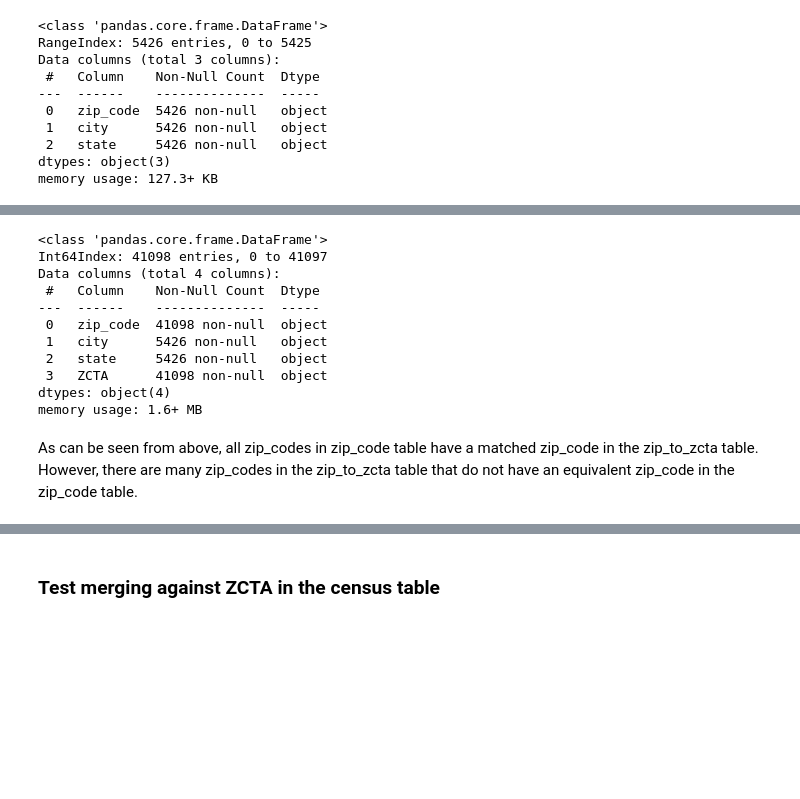
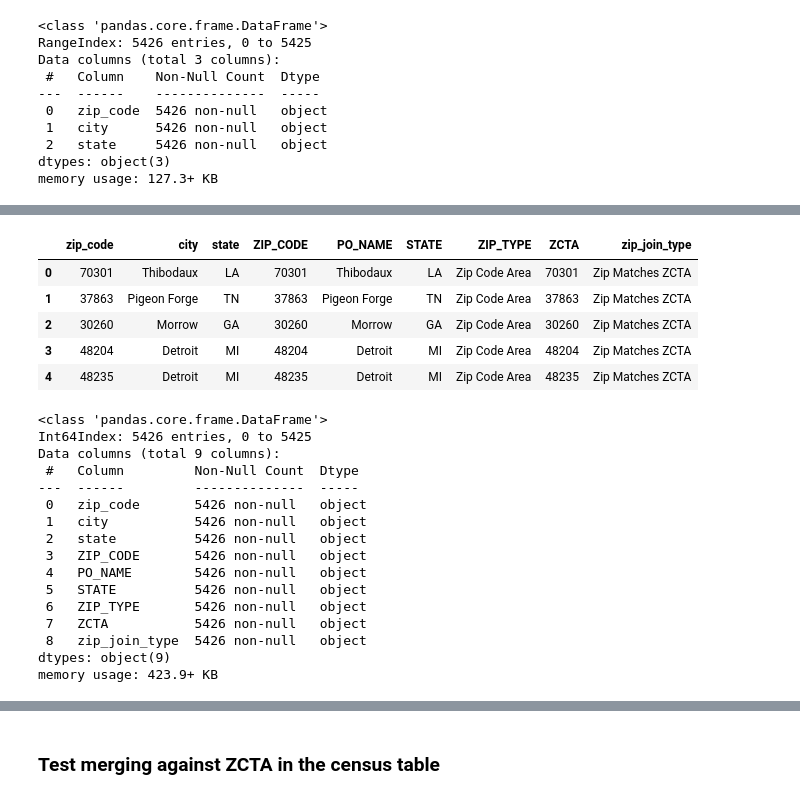
Before and after one commit to poojaisabelle/ETL-Project, a Jupyter notebook: 02_transform_zip_zcta/02_transform_zip_zcta_tracey_kat.ipynb, the cells around one changed output, grey strips where cells are left out. Drawn from its saved outputs; the diff is of its cells as text; code cells hidden in the pictures; blank space fills up the shorter version.

```diff
--- a/02_transform_zip_zcta/02_transform_zip_zcta_tracey_kat.ipynb
+++ b/02_transform_zip_zcta/02_transform_zip_zcta_tracey_kat.ipynb
@@ -142,17 +121,29 @@ zip_zcta_to_zip.head()
-# %%
-# Overview of restaurant data after merging --> all zip_codes in restaurant data have a matching ZCTA
-zip_zcta_to_zip.info()
-# %% [output]
-<class 'pandas.core.frame.DataFrame'>
-Int64Index: 41098 entries, 0 to 41097
-Data columns (total 4 columns):
- #   Column    Non-Null Count  Dtype
----  ------    --------------  -----
- 0   zip_code  41098 non-null  object
- 1   city      5426 non-null   object
- 2   state     5426 non-null   object
- 3   ZCTA      41098 non-null  object
-dtypes: object(4)
-memory usage: 1.6+ MB
-# %% [markdown]
-As can be seen from above, all zip_codes in zip_code table have a matched zip_code in the zip_to_zcta table. However, there are many zip_codes in the zip_to_zcta table that do not have an equivalent zip_code in the zip_code table.
+# %%
+common_zip_mix = pd.merge(zip_code_df, zip_to_zcta_df, left_on="zip_code", right_on="ZIP_CODE")
+common_zip_mix.head()
+# %% [output]
+|  | zip_code | city | state | ZIP_CODE | PO_NAME | STATE | ZIP_TYPE | ZCTA | zip_join_type |
+| 0 | 70301 | Thibodaux | LA | 70301 | Thibodaux | LA | Zip Code Area | 70301 | Zip Matches ZCTA |
+| 1 | 37863 | Pigeon Forge | TN | 37863 | Pigeon Forge | TN | Zip Code Area | 37863 | Zip Matches ZCTA |
+| 2 | 30260 | Morrow | GA | 30260 | Morrow | GA | Zip Code Area | 30260 | Zip Matches ZCTA |
+| 3 | 48204 | Detroit | MI | 48204 | Detroit | MI | Zip Code Area | 48204 | Zip Matches ZCTA |
+| 4 | 48235 | Detroit | MI | 48235 | Detroit | MI | Zip Code Area | 48235 | Zip Matches ZCTA |
+# %%
+common_zip_mix.info()
+# %% [output]
+<class 'pandas.core.frame.DataFrame'>
+Int64Index: 5426 entries, 0 to 5425
+Data columns (total 9 columns):
+ #   Column         Non-Null Count  Dtype
+---  ------         --------------  -----
+ 0   zip_code       5426 non-null   object
+ 1   city           5426 non-null   object
+ 2   state          5426 non-null   object
+ 3   ZIP_CODE       5426 non-null   object
+ 4   PO_NAME        5426 non-null   object
+ 5   STATE          5426 non-null   object
+ 6   ZIP_TYPE       5426 non-null   object
+ 7   ZCTA           5426 non-null   object
+ 8   zip_join_type  5426 non-null   object
+dtypes: object(9)
+memory usage: 423.9+ KB
```
Also changed, not shown: parts of 19 cells of this notebook, 4 other files.
